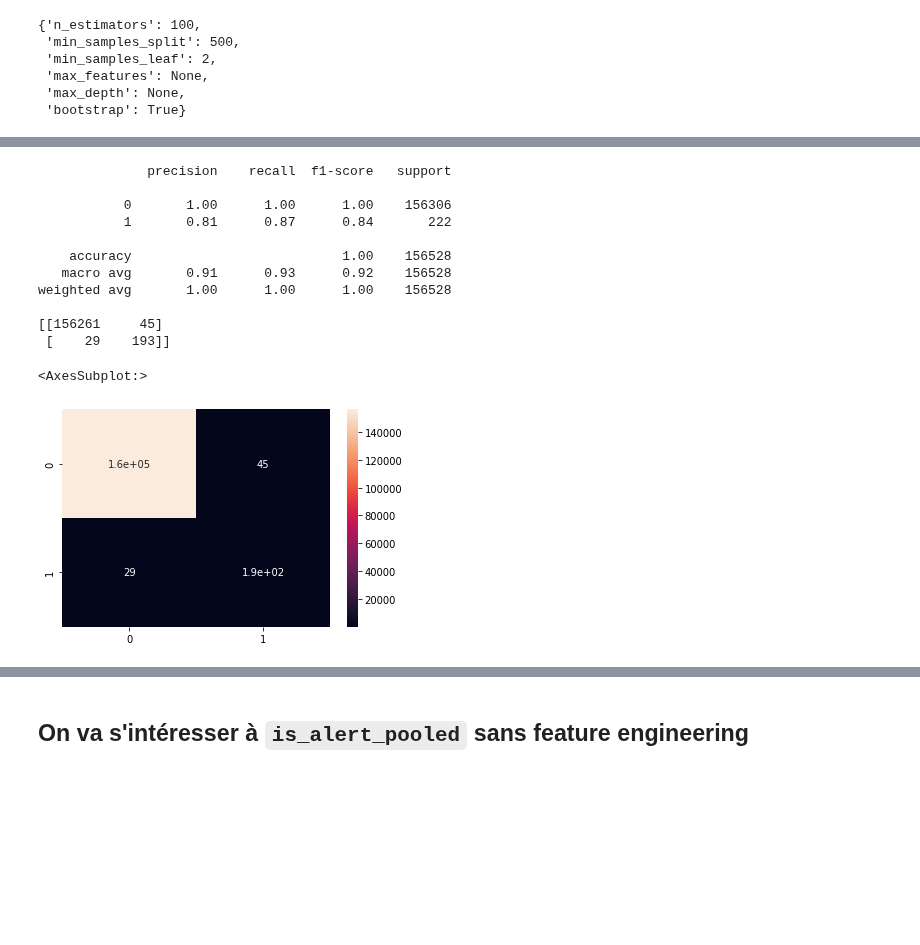
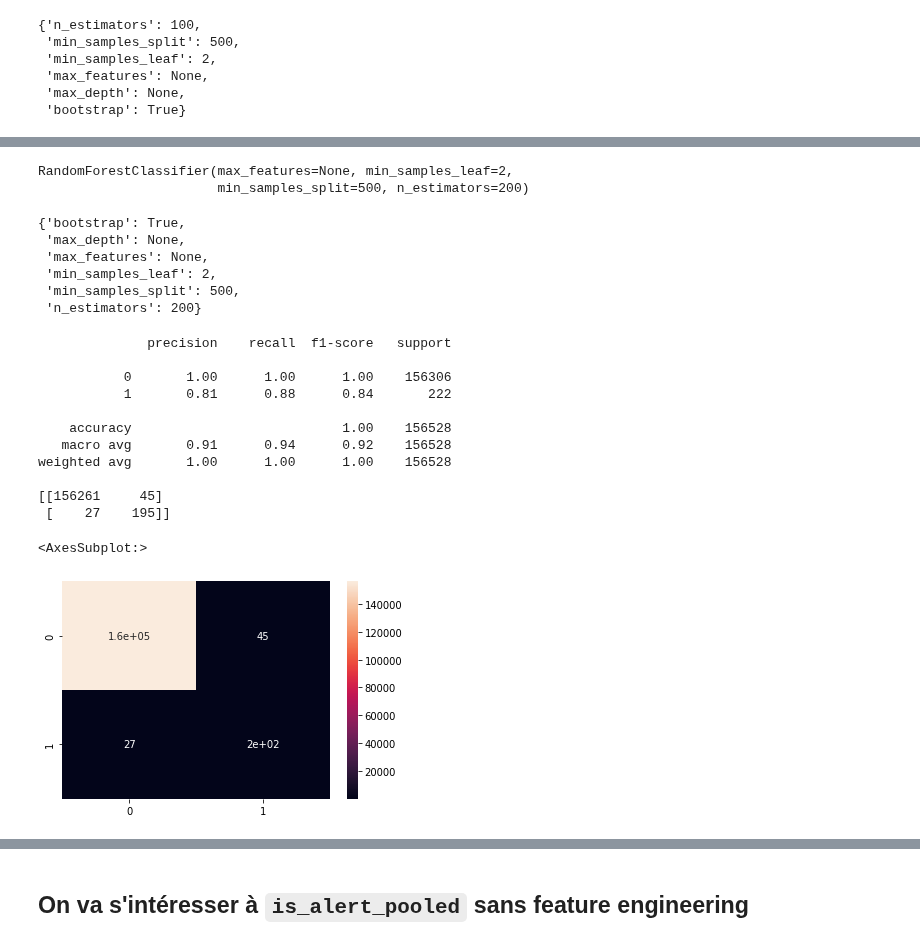
Before and after one commit to CorentinPernot/Statapp, a Jupyter notebook: Notebook/modé.ipynb, the cells around one changed output, grey strips where cells are left out. Saved outputs shown, nothing was run; the diff lists cells and outputs as text; code cells hidden in the pictures; blank space fills up the shorter version.

```diff
--- a/Notebook/modé.ipynb
+++ b/Notebook/modé.ipynb
@@ -535,8 +531,8 @@ param_grid={'n_estimators':[200],
             'max_depth': [None],
             'min_samples_leaf': [ 2, 4],
             'min_samples_split': [400,500],
-            'bootstrap': [False]}
+            'bootstrap': [True]}
 
-grid_search = GridSearchCV(clf,param_grid, cv = 2, n_jobs = -1, scoring=f1)
+grid_search = GridSearchCV(clf,param_grid, cv = 3, n_jobs = -1, scoring=f1)
 grid_search.fit(X_train, y_train)
 # %% [output]
@@ -544,33 +549,43 @@ KeyboardInterrupt:
 # %%
 grid_search.best_estimator_
+# %% [output]
+RandomForestClassifier(max_features=None, min_samples_leaf=2,
+                       min_samples_split=500, n_estimators=200)
 # %%
 grid_search.best_params_
+# %% [output]
+{'bootstrap': True,
+ 'max_depth': None,
+ 'max_features': None,
+ 'min_samples_leaf': 2,
+ 'min_samples_split': 500,
+ 'n_estimators': 200}
 # %%
 best_RF_clf= grid_search.best_estimator_
 # %%
-model = search.best_estimator_
+model = best_RF_clf
 
 model.fit(X_train, y_train)
 
 predictions= model.predict(X_test)
 
 print(classification_report(y_test,predictions))
 print(confusion_matrix(y_test,predictions))
 sns.heatmap(confusion_matrix(y_test,predictions),annot=True)
 # %% [output]
               precision    recall  f1-score   support
 
            0       1.00      1.00      1.00    156306
-           1       0.81      0.87      0.84       222
+           1       0.81      0.88      0.84       222
 
     accuracy                           1.00    156528
-   macro avg       0.91      0.93      0.92    156528
+   macro avg       0.91      0.94      0.92    156528
 weighted avg       1.00      1.00      1.00    156528
 
 [[156261     45]
- [    29    193]]
+ [    27    195]]
 <AxesSubplot:>
-[figure, old version]
+[figure, new version]
 # %%
 importances = model.feature_importances_
 
```
Also changed, not shown: parts of 5 cells of this notebook.
